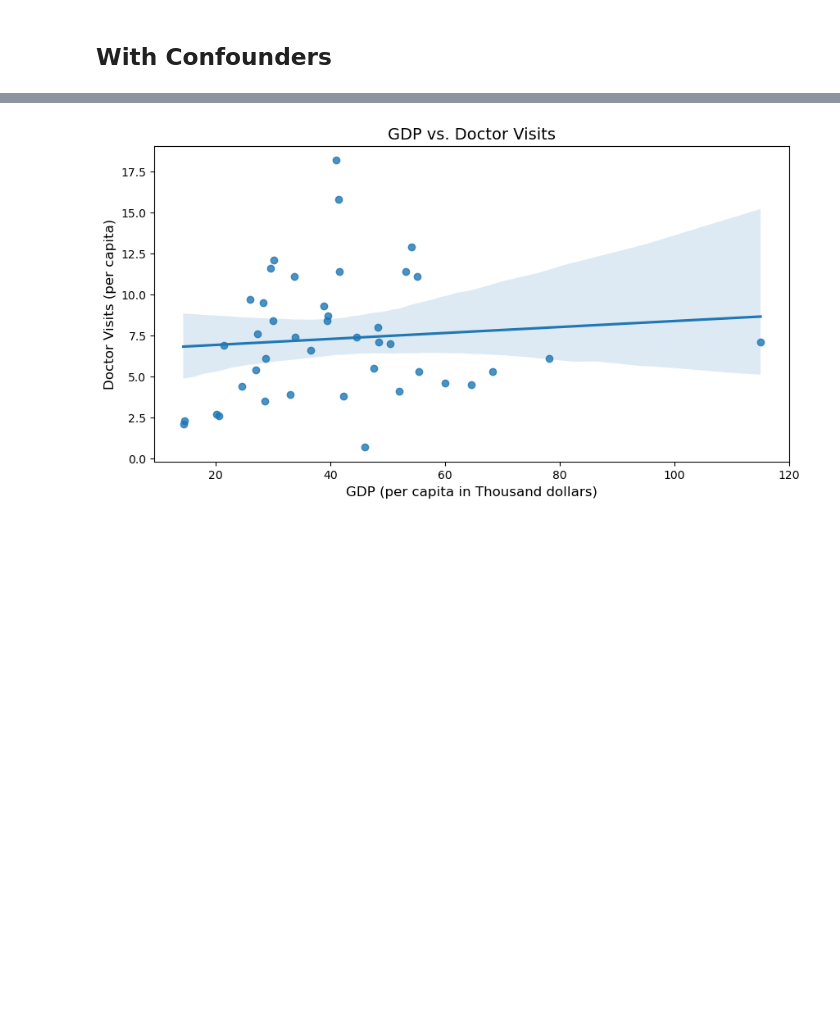
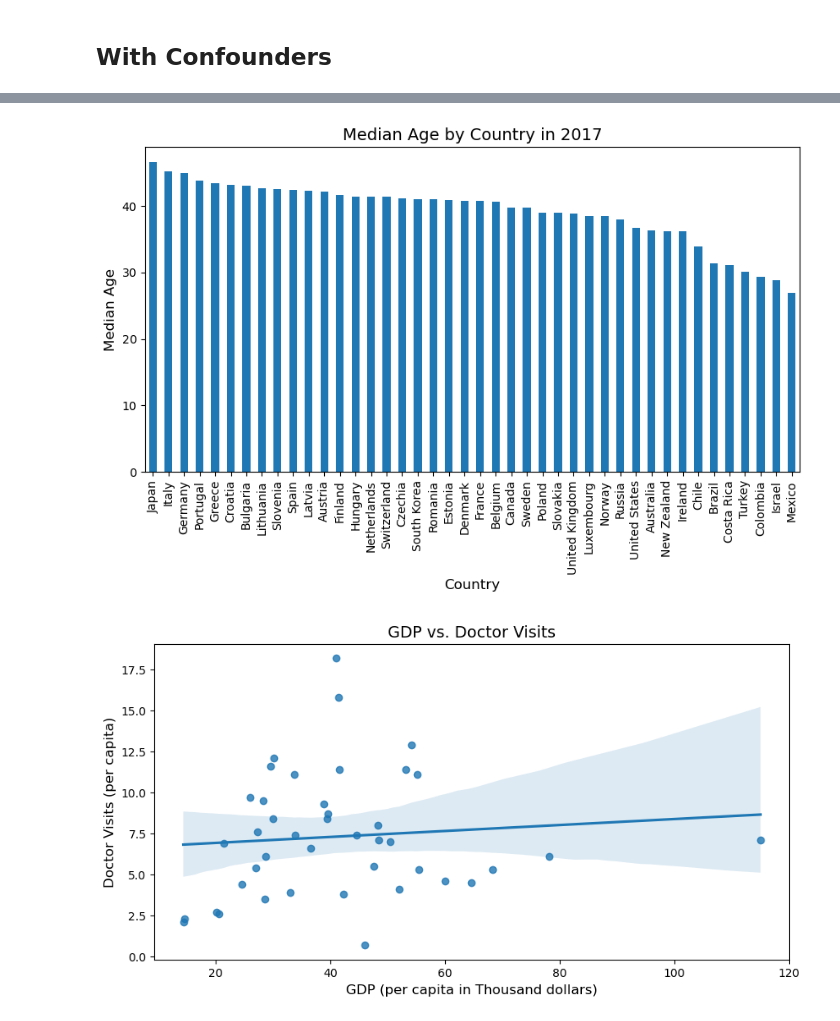
Before and after one commit to matteocasolari/myths-vs-data, a Jupyter notebook: 01_an_apple_a_day/notebooks/01_an_apple_a_day.ipynb, the cells around one changed output, grey strips where cells are left out. Cells and saved outputs as stored; diff of their text form; code cells hidden in the pictures; blank space fills up the shorter version.

```diff
--- a/01_an_apple_a_day/notebooks/01_an_apple_a_day.ipynb
+++ b/01_an_apple_a_day/notebooks/01_an_apple_a_day.ipynb
@@ -165,3 +184,22 @@ df = df.merge(df_gdp, on=["country", "year"]).merge(df_age, on=["country", "year
+# %%
+ax = df.sort_values(by="median_age", ascending=False).plot(
+    x="country",
+    y="median_age",
+    kind="bar",
+    figsize=figsize,
+    legend=False,
+)
+
+set_plot_labels(
+    ax=ax,
+    xlabel="Country",
+    ylabel="Median Age",
+    title=f"Median Age by Country in {chosen_year}",
+)
+plt.xticks(rotation=90)
+plt.show()
+# %% [output]
+[figure, added]
 # %%
 fig, ax = plt.subplots(figsize=figsize)
 
```
Also changed, not shown: parts of 1 cell of this notebook.
